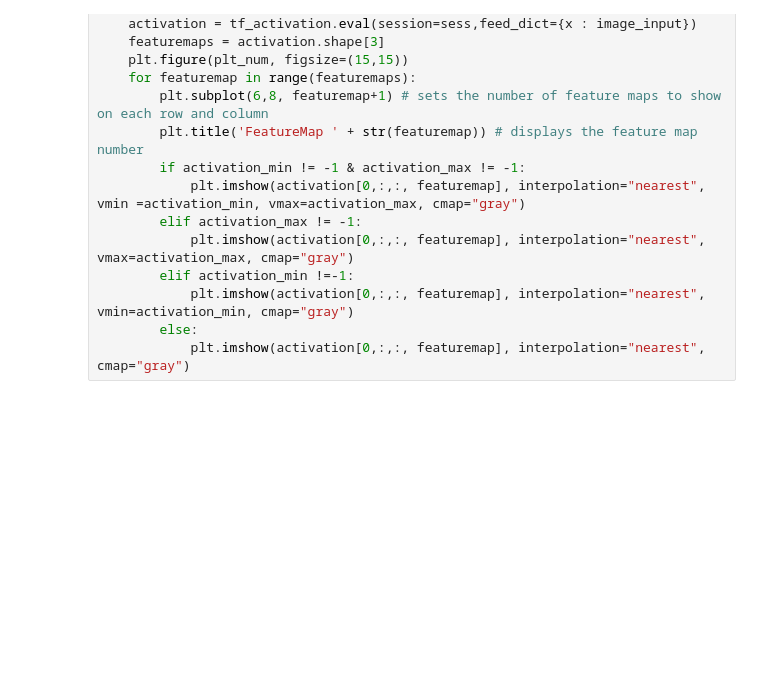
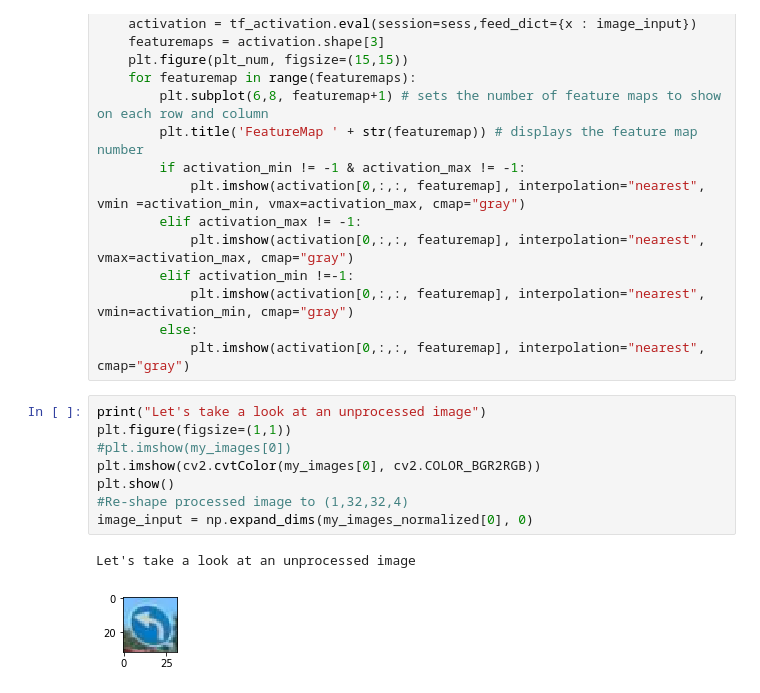
Before and after one commit to shagun008/CarND-Traffic-Sign-Classifier-Project, a Jupyter notebook: Traffic_Sign_Classifier.ipynb, the cells around one changed output. Cells and saved outputs as stored; diff of their text form; blank space fills up the shorter version.

```diff
--- a/Traffic_Sign_Classifier.ipynb
+++ b/Traffic_Sign_Classifier.ipynb
@@ -794,3 +1180,14 @@ def outputFeatureMap(image_input, tf_activation, activation_min=-1, activation_m
             plt.imshow(activation[0,:,:, featuremap], interpolation="nearest", vmin=activation_min, cmap="gray")
         else:
             plt.imshow(activation[0,:,:, featuremap], interpolation="nearest", cmap="gray")
+# %%
+print("Let's take a look at an unprocessed image")
+plt.figure(figsize=(1,1))
+#plt.imshow(my_images[0])
+plt.imshow(cv2.cvtColor(my_images[0], cv2.COLOR_BGR2RGB))
+plt.show()
+#Re-shape processed image to (1,32,32,4)
+image_input = np.expand_dims(my_images_normalized[0], 0)
+# %% [output]
+Let's take a look at an unprocessed image
+[figure, added]
```
Also changed, not shown: parts of 16 cells of this notebook, 8 other files.
